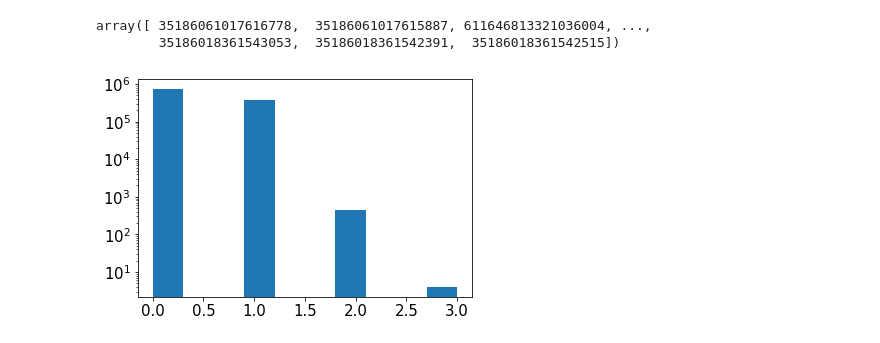
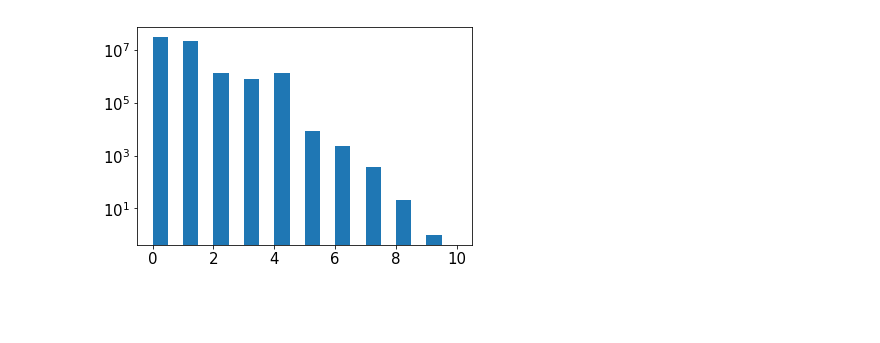
Before and after one commit to forero/SandboxDESI, a Jupyter notebook: DR8/join_results_DR8.ipynb, the cells around one changed output. Drawn from its saved outputs; the diff is of its cells as text; code cells hidden in the pictures; blank space fills up the shorter version.

```diff
--- a/DR8/join_results_DR8.ipynb
+++ b/DR8/join_results_DR8.ipynb
@@ -9,7 +9,7 @@ from collections import Counter
 plt.rcParams.update({'font.size': 15})
 # %%
 program = "dark_gray"
-program = "bright"
+#program = "bright"
 hemisphere = "north"
 target_mask = desi_mask["BGS_ANY"]
 targetdata = fitsio.read("targets/{}_{}.fits".format(program, hemisphere))
@@ -33,16 +33,17 @@ plt.colorbar()
 # %%
-targetid_assigned = np.empty((0), dtype=np.int64)
-targetid_available = np.empty((0), dtype=np.int64)
+
+t_assigned = []
+t_avail = []
 for fba_file in fba_files:
     fassign = fitsio.read(fba_file, ext="FASSIGN")
     favail = fitsio.read(fba_file, ext="FAVAIL")
-    targetid_assigned = np.append(targetid_assigned, fassign["TARGETID"])
-    targetid_available = np.append(targetid_available, favail["TARGETID"])
+    t_assigned.append(fassign["TARGETID"])
+    t_avail.append(favail["TARGETID"])
+# %%
+targetid_assigned = np.concatenate(t_assigned)
+targetid_available = np.concatenate(t_avail)
 # %%
 targetid_assigned
-# %% [output]
-array([ 35186061017616778,  35186061017615887, 611646813321036004, ...,
-        35186018361543053,  35186018361542391,  35186018361542515])
 # %%
 counter_assigned = Counter(targetid_assigned)
 # %%
@@ -66,6 +67,6 @@ is_available = np.zeros(len(targetdata), dtype=bool)
 id_available = np.isin(targetdata['TARGETID'], targetid_available)
 is_available[id_available] = True
 # %%
-n = plt.hist(n_assigned[is_available], log=True)
+n = plt.hist(n_assigned[is_available], log=True, bins=np.linspace(0,10,21))
 # %% [output]
-[figure, old version]
+[figure, new version]
```
Also changed, not shown: parts of 15 cells of this notebook.
